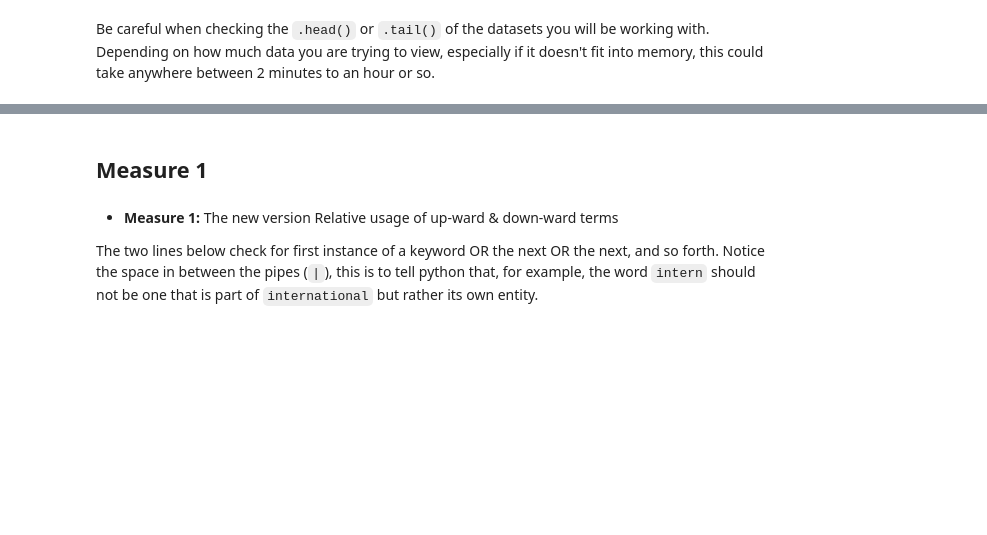
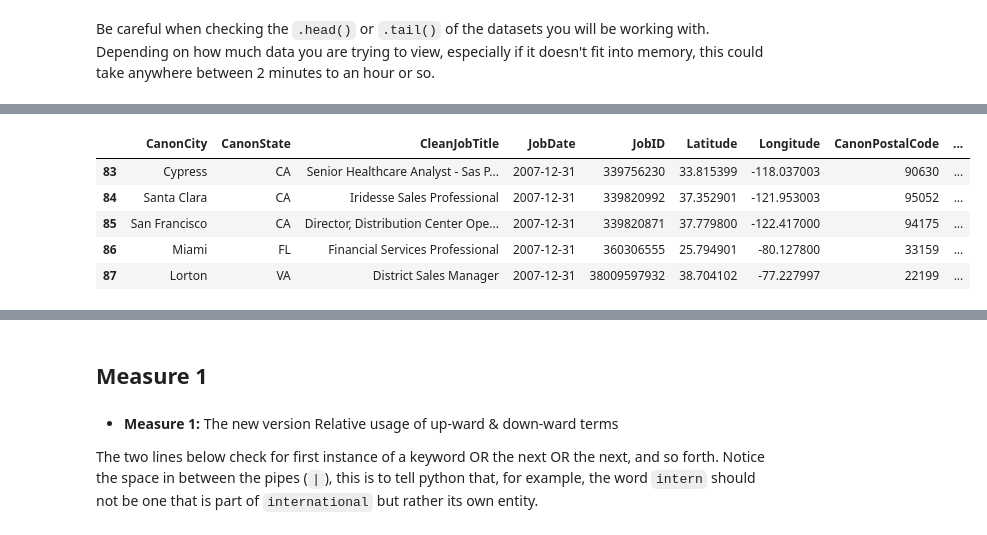
Before and after one commit to ramonprz01/bg-insead-project, a Jupyter notebook: analysis/approach_8/07_dask_data_analysis.ipynb, the cells around one changed output, grey strips where cells are left out. Drawn from its saved outputs; the diff is of its cells as text; code cells hidden in the pictures; blank space fills up the shorter version.

```diff
--- a/analysis/approach_8/07_dask_data_analysis.ipynb
+++ b/analysis/approach_8/07_dask_data_analysis.ipynb
@@ -95,5 +103,5 @@ Be careful when checking the `.head()` or `.tail()` of the datasets you will be
 # %%
 %%time
 
-# ddf.tail()
+ddf.tail()
 # %% [output]
@@ -101,0 +110,6 @@ Wall time: 5.01 µs
+|  | CanonCity | CanonState | CleanJobTitle | JobDate | JobID | Latitude | Longitude | CanonPostalCode | ... |
+| 83 | Cypress | CA | Senior Healthcare Analyst - Sas P... | 2007-12-31 | 339756230 | 33.815399 | -118.037003 | 90630 | ... |
+| 84 | Santa Clara | CA | Iridesse Sales Professional | 2007-12-31 | 339820992 | 37.352901 | -121.953003 | 95052 | ... |
+| 85 | San Francisco | CA | Director, Distribution Center Ope... | 2007-12-31 | 339820871 | 37.779800 | -122.417000 | 94175 | ... |
+| 86 | Miami | FL | Financial Services Professional | 2007-12-31 | 360306555 | 25.794901 | -80.127800 | 33159 | ... |
+| 87 | Lorton | VA | District Sales Manager | 2007-12-31 | 38009597932 | 38.704102 | -77.227997 | 22199 | ... |
```
Also changed, not shown: parts of 10 cells of this notebook.
